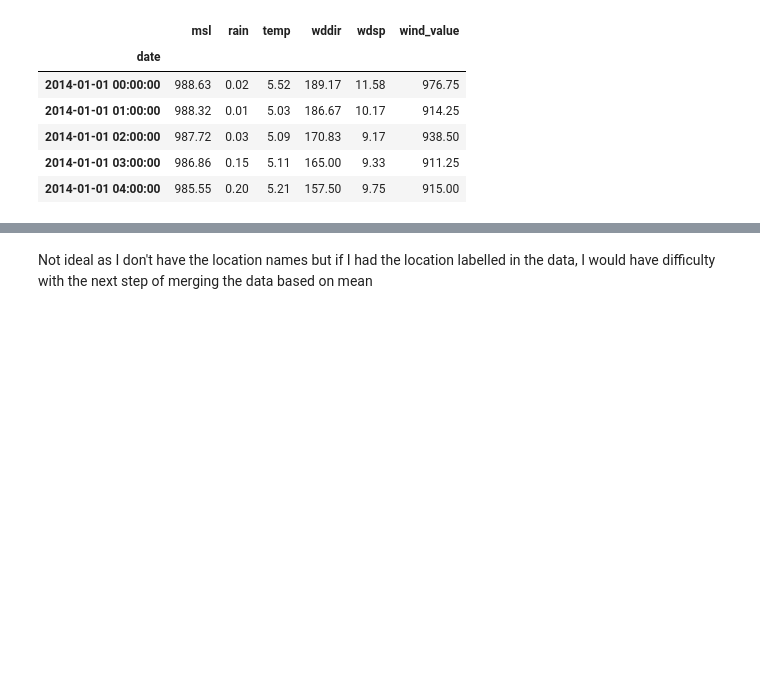
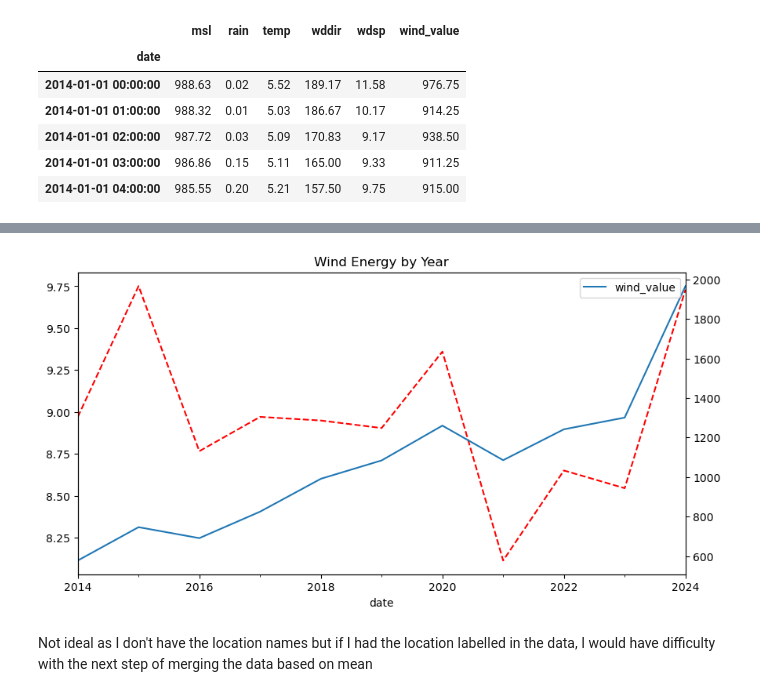
Before and after one commit to IreneKilgannon/PFDA, a Jupyter notebook: PFDA-project/wind.ipynb, the cells around one changed output, grey strips where cells are left out. Saved outputs shown, nothing was run; the diff lists cells and outputs as text; code cells hidden in the pictures; blank space fills up the shorter version.

```diff
--- a/PFDA-project/wind.ipynb
+++ b/PFDA-project/wind.ipynb
@@ -179,0 +316,3 @@ monthly_weather.head()
+# %%
+electricity_weather_yearly = electricity_weather.resample('YE').mean()
+electricity_weather_yearly
@@ -180,3 +333,16 @@ monthly_weather.head()
+# %%
+fig, ax = plt.subplots(figsize = (10,5))
+
+electricity_weather_yearly['wdsp'].plot(ax=ax, color = 'red', linestyle = 'dashed')
+
+ax2 = ax.twinx()
+
+electricity_weather_yearly['wind_value'].plot(ax= ax2)
+plt.title('Wind Energy by Year')
+plt.legend()
+plt.show()
+# %% [output]
+[figure, added]
 # %%
 monthly_resample_summary = weather_df_mean.resample('ME').mean()
 monthly_resample_summary.head()
```
Also changed, not shown: parts of 35 cells of this notebook, 1 other file.
